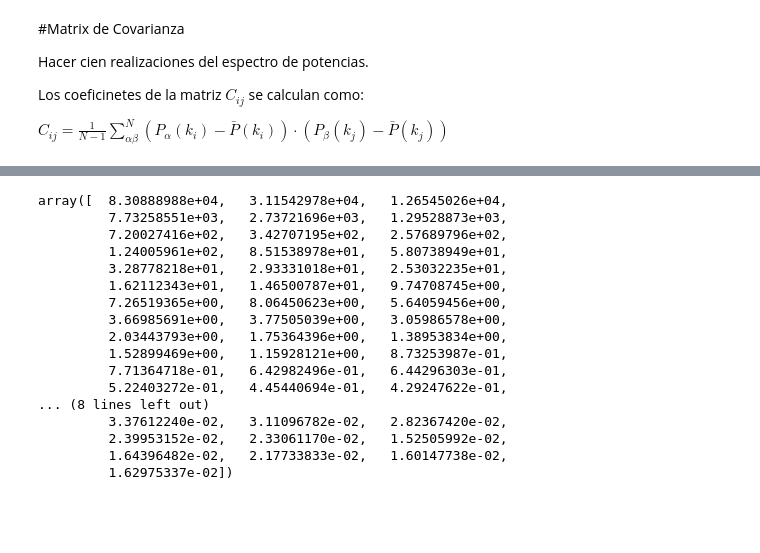
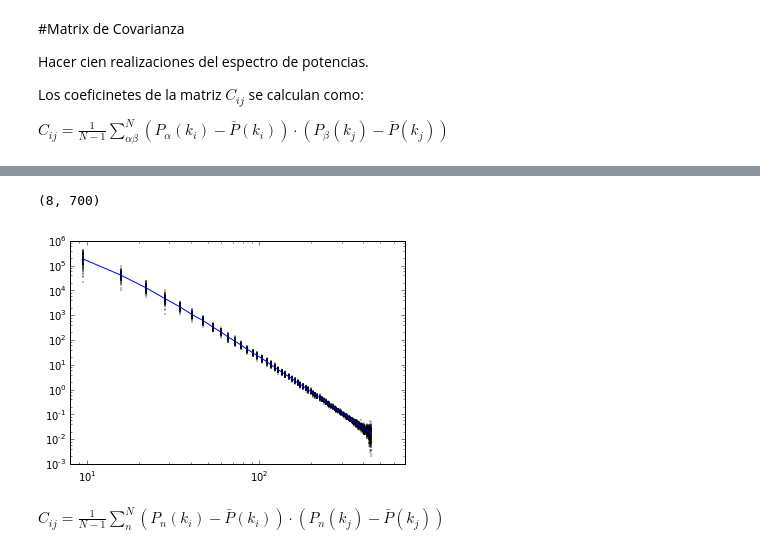
Before and after one commit to flgomezc/AndeanCosmoSchool2015, a Jupyter notebook: week3/02 Covariance Matrix.ipynb, the cells around one changed output, grey strips where cells are left out. Saved outputs shown, nothing was run; the diff lists cells and outputs as text; code cells hidden in the pictures; blank space fills up the shorter version.

```diff
--- a/week3/02 Covariance Matrix.ipynb
+++ b/week3/02 Covariance Matrix.ipynb
@@ -194,21 +195,13 @@ for i in range(70):
-# %%
-power
-# %% [output]
-array([  8.30888988e+04,   3.11542978e+04,   1.26545026e+04,
-         7.73258551e+03,   2.73721696e+03,   1.29528873e+03,
-         7.20027416e+02,   3.42707195e+02,   2.57689796e+02,
-         1.24005961e+02,   8.51538978e+01,   5.80738949e+01,
-         3.28778218e+01,   2.93331018e+01,   2.53032235e+01,
-         1.62112343e+01,   1.46500787e+01,   9.74708745e+00,
-         7.26519365e+00,   8.06450623e+00,   5.64059456e+00,
-         3.66985691e+00,   3.77505039e+00,   3.05986578e+00,
-         2.03443793e+00,   1.75364396e+00,   1.38953834e+00,
-         1.52899469e+00,   1.15928121e+00,   8.73253987e-01,
-         7.71364718e-01,   6.42982496e-01,   6.44296303e-01,
-         5.22403272e-01,   4.45440694e-01,   4.29247622e-01,
-... (8 lines left out)
-         3.37612240e-02,   3.11096782e-02,   2.82367420e-02,
-         2.39953152e-02,   2.33061170e-02,   1.52505992e-02,
-         1.64396482e-02,   2.17733833e-02,   1.60147738e-02,
-         1.62975337e-02])
+# %%
+for i in range(N):
+    scatter(k[:],PowerSpect[i,:], s=0.1)
+plot(k,PowerAverage)
+xscale('log')
+yscale('log')
+xlim(8,700)
+# %% [output]
+(8, 700)
+[figure, added]
+# %% [markdown]
+$ C_{ij} = \frac{1}{N-1}\sum_{n}^{N} \left( P_n(k_i) - \bar P(k_i) \right)\cdot \left( P_n(k_j) - \bar P(k_j) \right)$
 # %%
```
Also changed, not shown: parts of 15 cells of this notebook.
